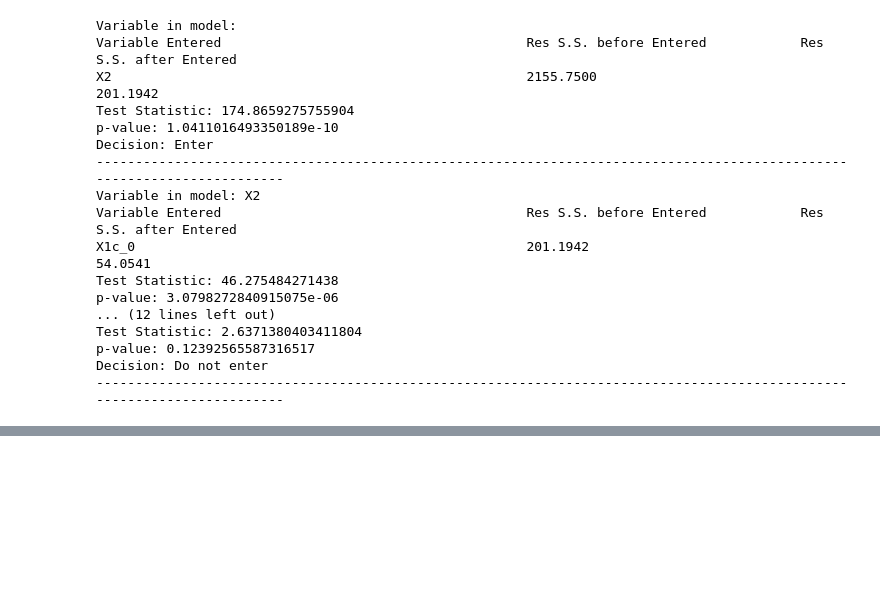
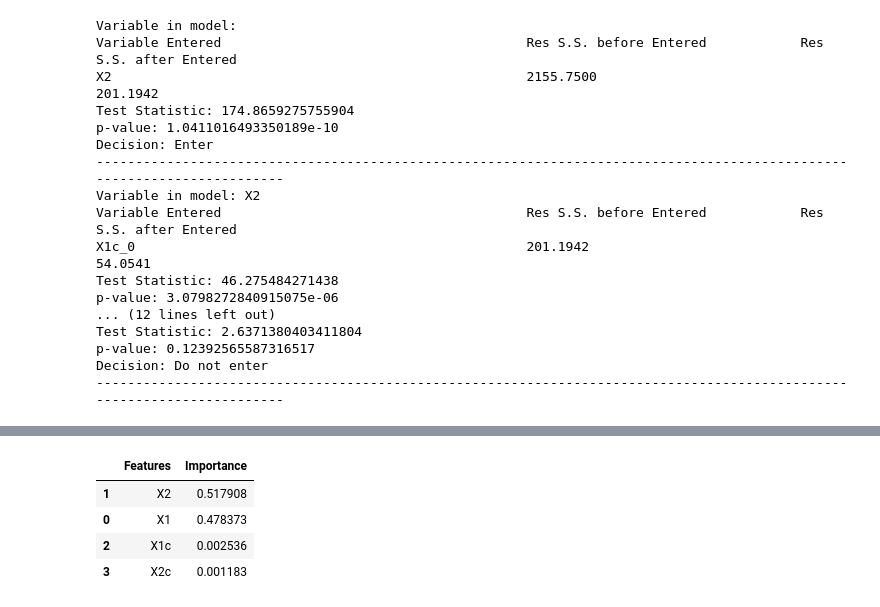
Before and after one commit to SmilesTigeR/statistical-analysis, a Jupyter notebook: sample.ipynb, the cells around one changed output, grey strips where cells are left out. Drawn from its saved outputs; the diff is of its cells as text; code cells hidden in the pictures; blank space fills up the shorter version.

```diff
--- a/sample.ipynb
+++ b/sample.ipynb
@@ -177,0 +200,11 @@ Decision: Do not enter
+# %%
+df['X1c'] = df['X1c'].astype('category')
+df['X2c'] = df['X2c'].astype('category')
+# %%
+Importance(df, ['X1', 'X2', 'X1c', 'X2c'], 'y',category = ['X1c', 'X2c'])
+# %% [output]
+|  | Features | Importance |
+| 1 | X2 | 0.517908 |
+| 0 | X1 | 0.478373 |
+| 2 | X1c | 0.002536 |
+| 3 | X2c | 0.001183 |
```
Also changed, not shown: parts of 17 cells of this notebook.
